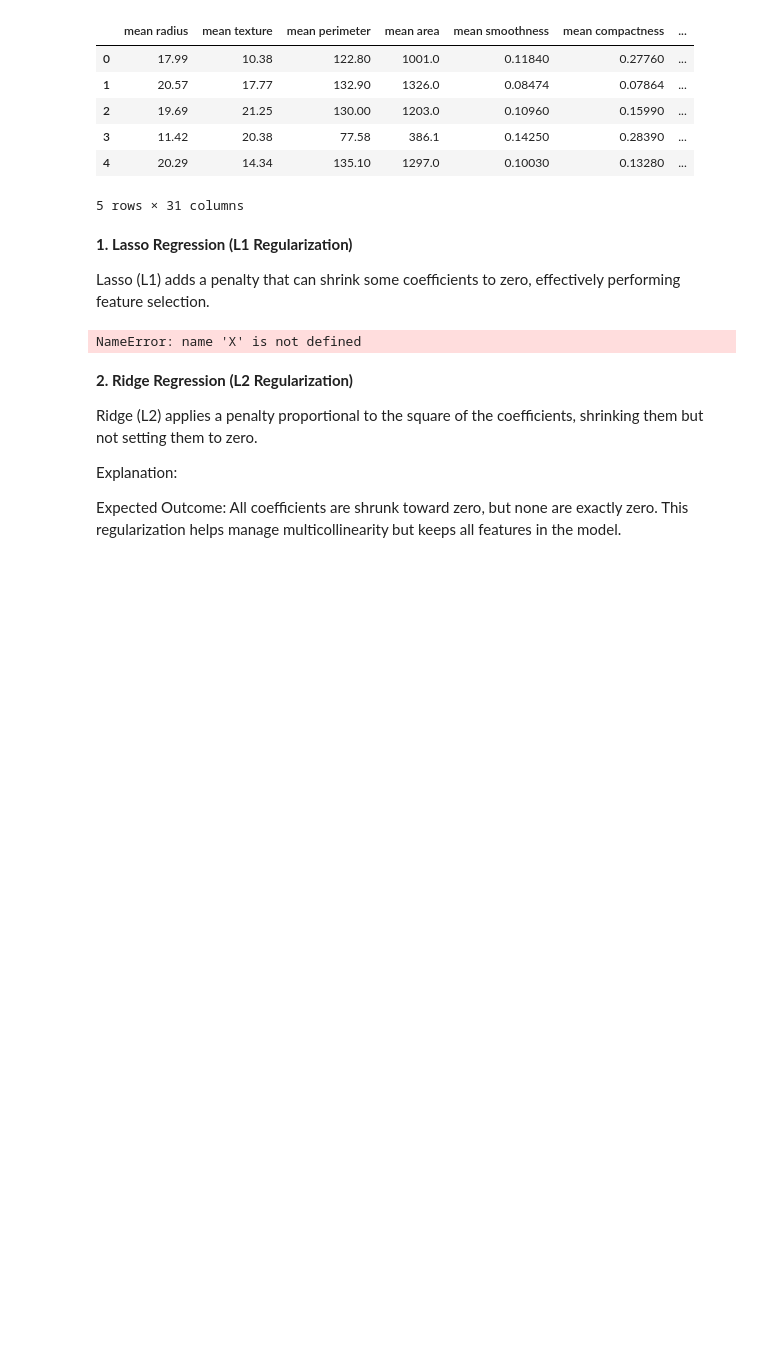
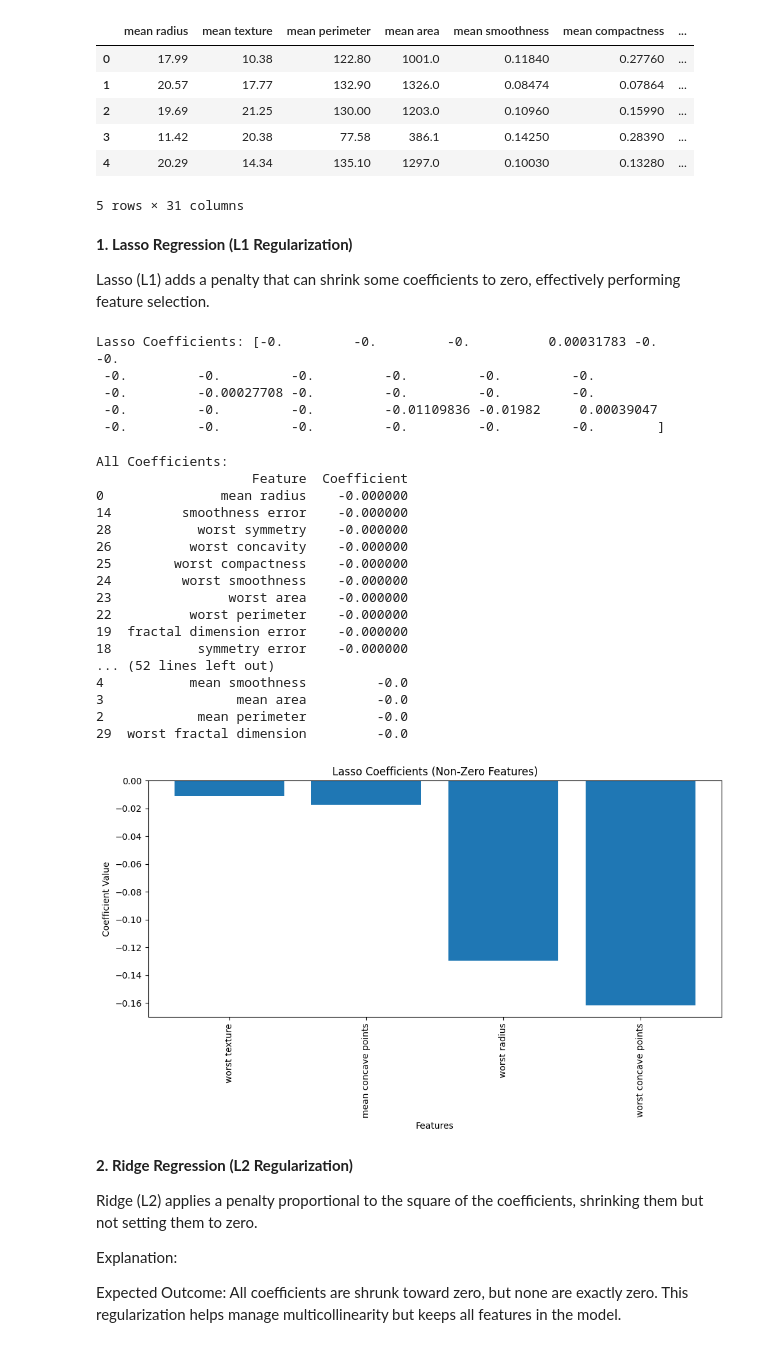
Before and after one commit to MehrdadJalali-AI/Statistics-and-Machine-Learning, a Jupyter notebook: Day6.ipynb, the cells around one changed output. Drawn from its saved outputs; the diff is of its cells as text; code cells hidden in the pictures; blank space fills up the shorter version.

```diff
--- a/Day6.ipynb
+++ b/Day6.ipynb
@@ -130,11 +130,87 @@ Lasso (L1) adds a penalty that can shrink some coefficients to zero, effectively
 # %%
 from sklearn.linear_model import Lasso # Import the Lasso class
 lasso = Lasso(alpha=0.1)
-lasso.fit(X, y)
+lasso.fit(data.drop(columns='Target'), data['Target'])
 
 print("Lasso Coefficients:", lasso.coef_)
 # %% [output]
-NameError: name 'X' is not defined
+Lasso Coefficients: [-0.         -0.         -0.          0.00031783 -0.         -0.
+ -0.         -0.         -0.         -0.         -0.         -0.
+ -0.         -0.00027708 -0.         -0.         -0.         -0.
+ -0.         -0.         -0.         -0.01109836 -0.01982     0.00039047
+ -0.         -0.         -0.         -0.         -0.         -0.        ]
+# %%
+# Import necessary libraries
+import pandas as pd
+import matplotlib.pyplot as plt
+from sklearn.linear_model import Lasso
+from sklearn.preprocessing import StandardScaler
+
+# Example Dataset (Replace this with your actual data)
+# Ensure 'Target' is the name of your target column
+# data = your_dataframe
+
+# Step 1: Scale the data for better Lasso performance
+scaler = StandardScaler()
+X_scaled = scaler.fit_transform(data.drop(columns='Target'))
+y = data['Target']
+
+# Step 2: Fit the Lasso model
+lasso = Lasso(alpha=0.1)
+lasso.fit(X_scaled, y)
+
+# Step 3: Create a DataFrame for coefficients with feature names
+feature_names = data.drop(columns='Target').columns
+coefficients = pd.DataFrame({
+    'Feature': feature_names,
+    'Coefficient': lasso.coef_
+})
+
+# Step 4: Sort coefficients by importance (descending order)
+coefficients = coefficients.sort_values(by='Coefficient', ascending=False)
+
+# Step 5: Display all coefficients
+print("All Coefficients:")
+print(coefficients)
+
+# Step 6: Filter and display non-zero coefficients
+non_zero_coefficients = coefficients[coefficients['Coefficient'] != 0]
+print("\nNon-Zero Coefficients (Selected Features):")
+print(non_zero_coefficients)
+
+# Step 7: Filter and display dropped features
+dropped_features = coefficients[coefficients['Coefficient'] == 0]
+print("\nDropped Features:")
+print(dropped_features)
+
+# Step 8: Plot non-zero coefficients for visualization
+plt.figure(figsize=(10, 6))
+plt.bar(non_zero_coefficients['Feature'], non_zero_coefficients['Coefficient'])
+plt.xticks(rotation=90)  # Rotate feature names for readability
+plt.xlabel('Features')
+plt.ylabel('Coefficient Value')
+plt.title('Lasso Coefficients (Non-Zero Features)')
+plt.tight_layout()
+plt.show()
+# %% [output]
+All Coefficients:
+                    Feature  Coefficient
+0               mean radius    -0.000000
+14         smoothness error    -0.000000
+28           worst symmetry    -0.000000
+26          worst concavity    -0.000000
+25        worst compactness    -0.000000
+24         worst smoothness    -0.000000
+23               worst area    -0.000000
+22          worst perimeter    -0.000000
+19  fractal dimension error    -0.000000
+18           symmetry error    -0.000000
+... (52 lines left out)
+4           mean smoothness         -0.0
+3                 mean area         -0.0
+2            mean perimeter         -0.0
+29  worst fractal dimension         -0.0
+[figure, added]
 # %% [markdown]
 **2. Ridge Regression (L2 Regularization)**
 
```
Also changed, not shown: parts of 3 cells of this notebook.
